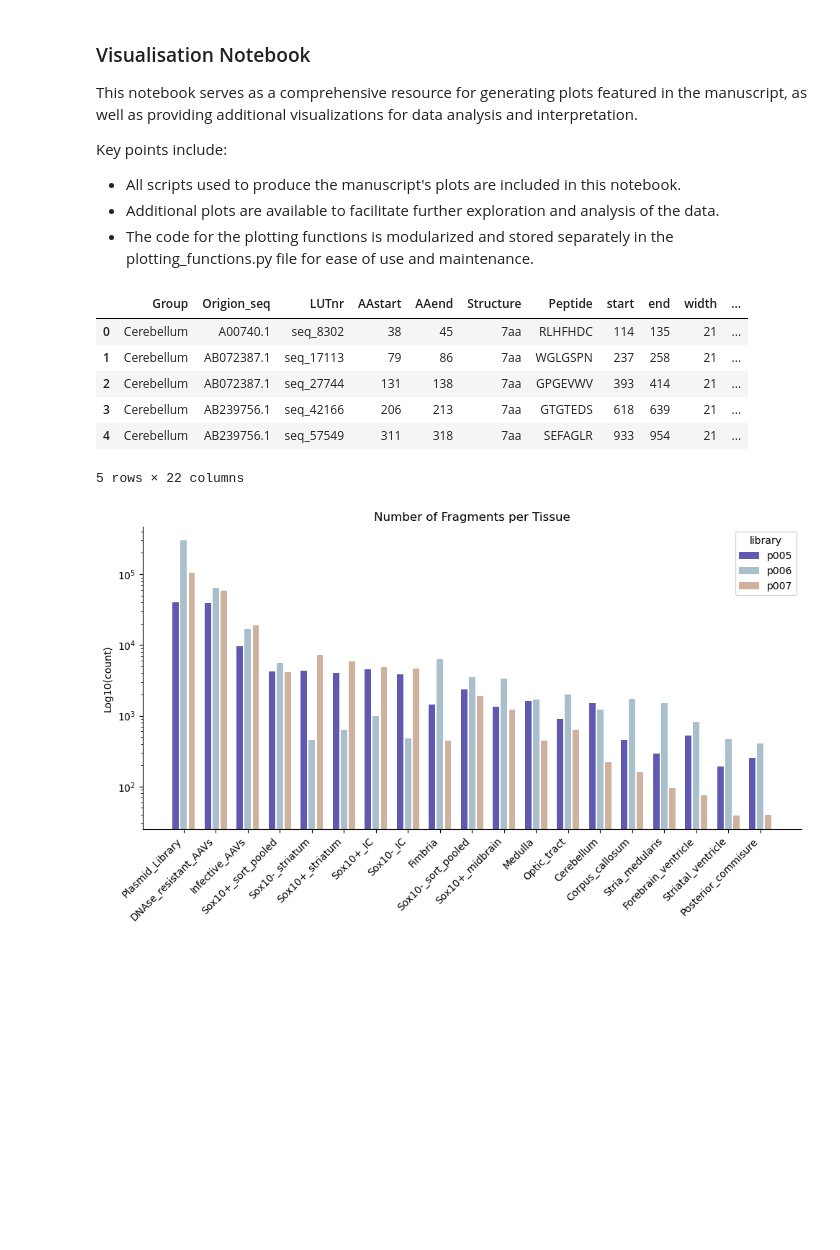
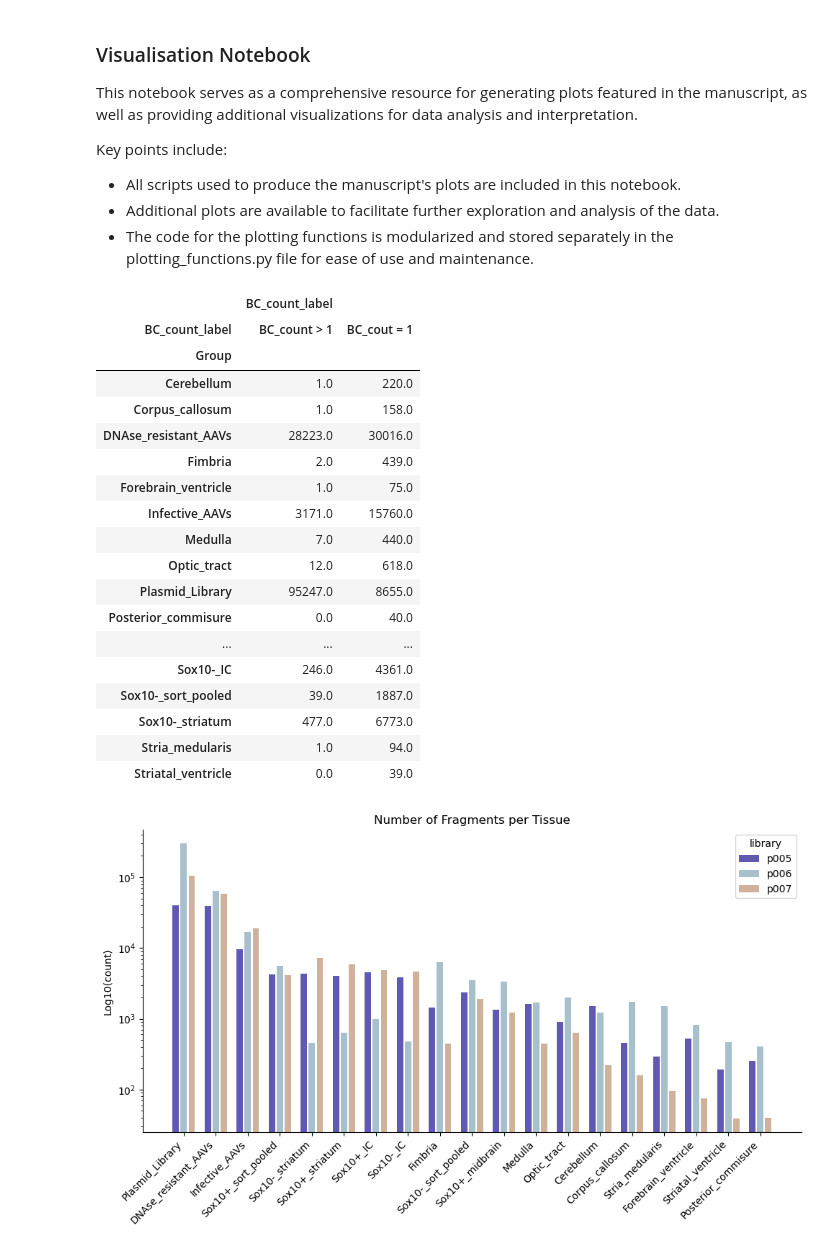
Before and after one commit to JaSt17/raaven_Pipeline, a Jupyter notebook: Plotting_Scripts/visualisation.ipynb, the cells around one changed output. Saved outputs shown, nothing was run; the diff lists cells and outputs as text; code cells hidden in the pictures; blank space fills up the shorter version.

Commit message:
Add analyissi of Bc counts

```diff
--- a/Plotting_Scripts/visualisation.ipynb
+++ b/Plotting_Scripts/visualisation.ipynb
@@ -51,16 +51,39 @@ import pandas as pd
 df_p005 = pd.read_csv("/lunarc/nobackup/projects/lu2024-17-19/J_rAAven/BRAVE/raav-60/p005/final_fragments_summary.csv")
 df_p006 = pd.read_csv("/lunarc/nobackup/projects/lu2024-17-19/J_rAAven/BRAVE/raav-60/p006/final_fragments_summary.csv")
 df_p007 = pd.read_csv("/lunarc/nobackup/projects/lu2024-17-19/J_rAAven/BRAVE/raav-60/p007/final_fragments_summary.csv")
-# %%
-df_p007.head()
-# %% [output]
-|  | Group | Origion_seq | LUTnr | AAstart | AAend | Structure | Peptide | start | end | width | ... |
-| 0 | Cerebellum | A00740.1 | seq_8302 | 38 | 45 | 7aa | RLHFHDC | 114 | 135 | 21 | ... |
-| 1 | Cerebellum | AB072387.1 | seq_17113 | 79 | 86 | 7aa | WGLGSPN | 237 | 258 | 21 | ... |
-| 2 | Cerebellum | AB072387.1 | seq_27744 | 131 | 138 | 7aa | GPGEVWV | 393 | 414 | 21 | ... |
-| 3 | Cerebellum | AB239756.1 | seq_42166 | 206 | 213 | 7aa | GTGTEDS | 618 | 639 | 21 | ... |
-| 4 | Cerebellum | AB239756.1 | seq_57549 | 311 | 318 | 7aa | SEFAGLR | 933 | 954 | 21 | ... |
-5 rows × 22 columns
+# %%
+# Analyze the dataframes to see the number of fragments that have more than one barcode matching to them
+def barcode_counts_analysis(df: pd.DataFrame, group_col: str, count_col: str) -> pd.DataFrame:
+    # for each Group show the number of fragments that have a BC_count > 1 and 1
+    df['BC_count_label'] = df[count_col].apply(lambda x: 'BC_count > 1' if x > 1 else 'BC_cout = 1')
+    # for each group get the number of fragments that have a BC_count > 1 and 1
+    return df.groupby(group_col).agg({'BC_count_label': 'value_counts'}).unstack().fillna(0)
+
+barcode_counts_analysis(df_p005, 'Group', 'BC_count')
+
+barcode_counts_analysis(df_p006, 'Group', 'BC_count')
+
+barcode_counts_analysis(df_p007, 'Group', 'BC_count')
+# %% [output]
+|  | BC_count_label |  |
+| BC_count_label | BC_count > 1 | BC_cout = 1 |
+| Group |  |  |
+| Cerebellum | 1.0 | 220.0 |
+| Corpus_callosum | 1.0 | 158.0 |
+| DNAse_resistant_AAVs | 28223.0 | 30016.0 |
+| Fimbria | 2.0 | 439.0 |
+| Forebrain_ventricle | 1.0 | 75.0 |
+| Infective_AAVs | 3171.0 | 15760.0 |
+| Medulla | 7.0 | 440.0 |
+| Optic_tract | 12.0 | 618.0 |
+| Plasmid_Library | 95247.0 | 8655.0 |
+| Posterior_commisure | 0.0 | 40.0 |
+| ... | ... | ... |
+| Sox10-_IC | 246.0 | 4361.0 |
+| Sox10-_sort_pooled | 39.0 | 1887.0 |
+| Sox10-_striatum | 477.0 | 6773.0 |
+| Stria_medularis | 1.0 | 94.0 |
+| Striatal_ventricle | 0.0 | 39.0 |
 # %%
 # Here we are using the plotting function that we have created to plot the number of fragments per group for each library
 
```
Also changed, not shown: parts of 1 cell of this notebook.
